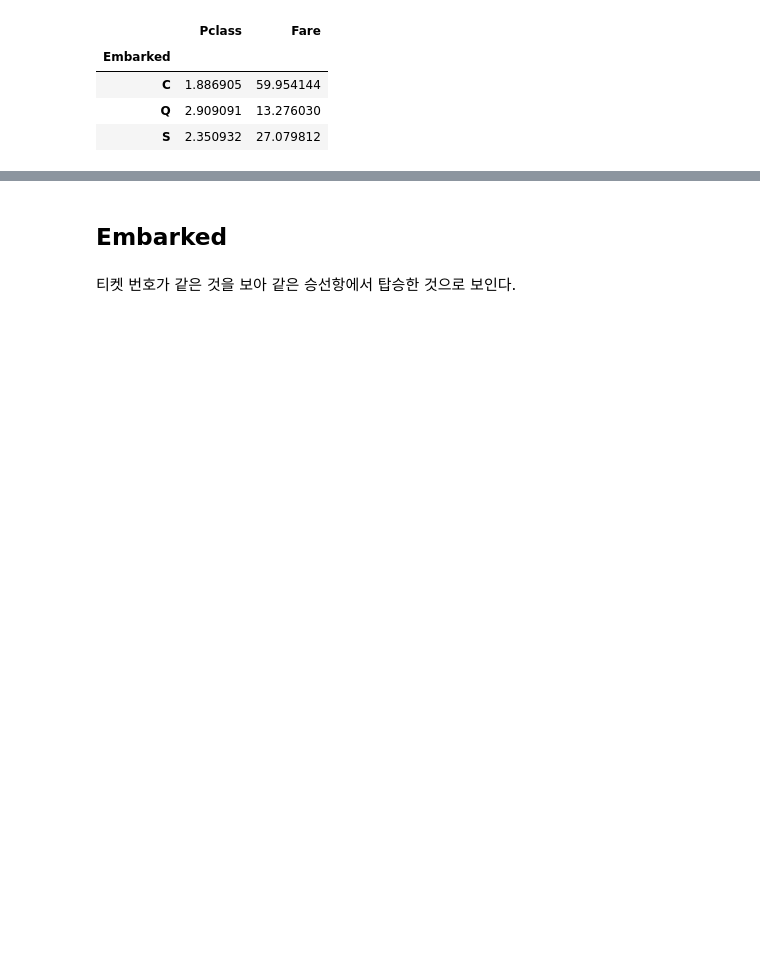
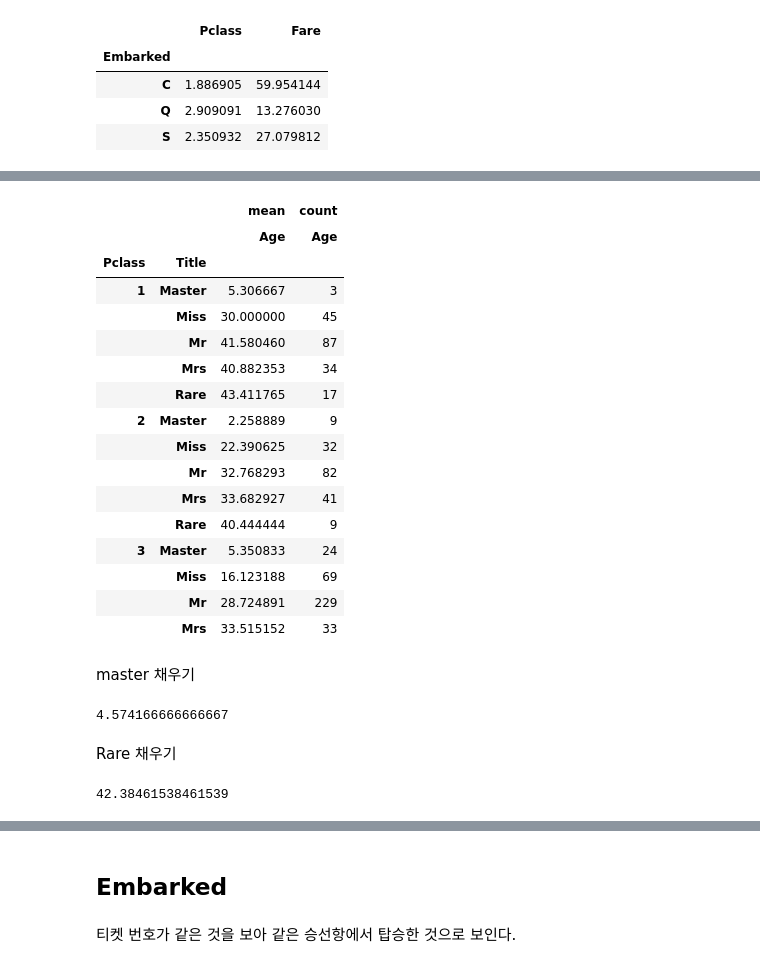
Before and after one commit to Usunwoo/kaggle-titanic, a Jupyter notebook: titanic.ipynb, the cells around one changed output, grey strips where cells are left out. Drawn from its saved outputs; the diff is of its cells as text; code cells hidden in the pictures; blank space fills up the shorter version.

```diff
--- a/titanic.ipynb
+++ b/titanic.ipynb
@@ -463,6 +494,7 @@ pd.pivot_table(data=train, values='Survived', index='Parch', aggfunc=['mean', 's
 ## SibSp + Parch = Family!
 SibSp(형제자매, 배우자)와 Parch(부모, 자식)을 합쳐 Family column을 추가했다.
 # %%
-train['Family'] = train['SibSp'] + train['Parch']
+for df in combine:
+    df['Family'] = df['SibSp'] + df['Parch']
 train['Family'].value_counts()
 # %% [output]
@@ -592,5 +636,3 @@ droped_Cabin
 887    B
 889    C
 Name: Cabin, Length: 204, dtype: object
-# %%
-train['Floor'] = droped_Cabin
@@ -665,0 +745,3 @@ train과 test는 같은 분포에서 추출되기 때문에 train에서 적용
+# %%
+train = train.drop(['PassengerId', 'Name', 'Ticket', 'Cabin'], axis=1)
+test = test.drop(['Name', 'Ticket', 'Cabin'], axis=1)
@@ -665,0 +806,27 @@ train과 test는 같은 분포에서 추출되기 때문에 train에서 적용
+# %%
+pd.pivot_table(data=train, values='Age', index=['Pclass', 'Title'], aggfunc=['mean', 'count'])
+# %% [output]
+|  |  | mean | count |
+|  |  | Age | Age |
+| Pclass | Title |  |  |
+| 1 | Master | 5.306667 | 3 |
+|  | Miss | 30.000000 | 45 |
+|  | Mr | 41.580460 | 87 |
+|  | Mrs | 40.882353 | 34 |
+|  | Rare | 43.411765 | 17 |
+| 2 | Master | 2.258889 | 9 |
+|  | Miss | 22.390625 | 32 |
+|  | Mr | 32.768293 | 82 |
+|  | Mrs | 33.682927 | 41 |
+|  | Rare | 40.444444 | 9 |
+| 3 | Master | 5.350833 | 24 |
+|  | Miss | 16.123188 | 69 |
+|  | Mr | 28.724891 | 229 |
+|  | Mrs | 33.515152 | 33 |
+# %% [markdown]
+master 채우기
+# %%
+master_age = train[train['Title'] == 'Master']['Age'].mean()
+master_age
+# %% [output]
+4.574166666666667
@@ -665,0 +836,7 @@ train과 test는 같은 분포에서 추출되기 때문에 train에서 적용
+# %% [markdown]
+Rare 채우기
+# %%
+rare_age = train[train['Title'] == 'Rare']['Age'].mean()
+rare_age
+# %% [output]
+42.38461538461539
```
Also changed, not shown: parts of 85 cells of this notebook.
